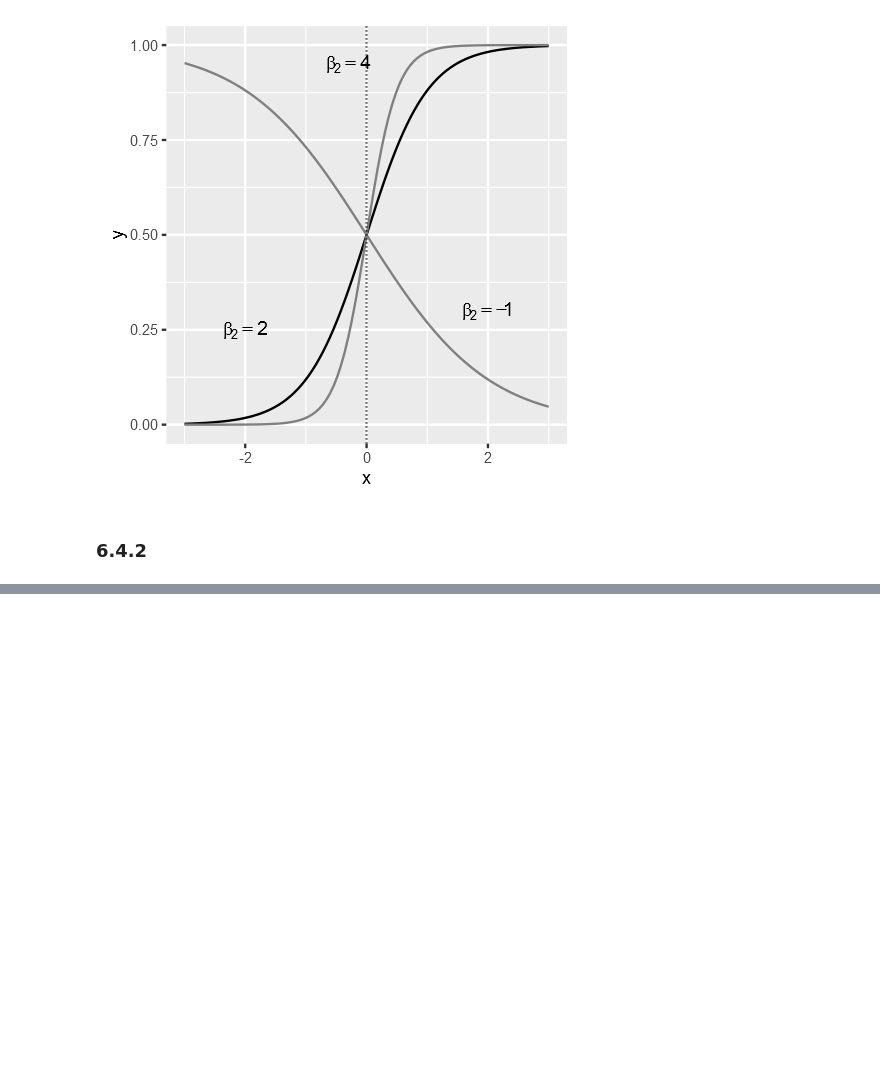
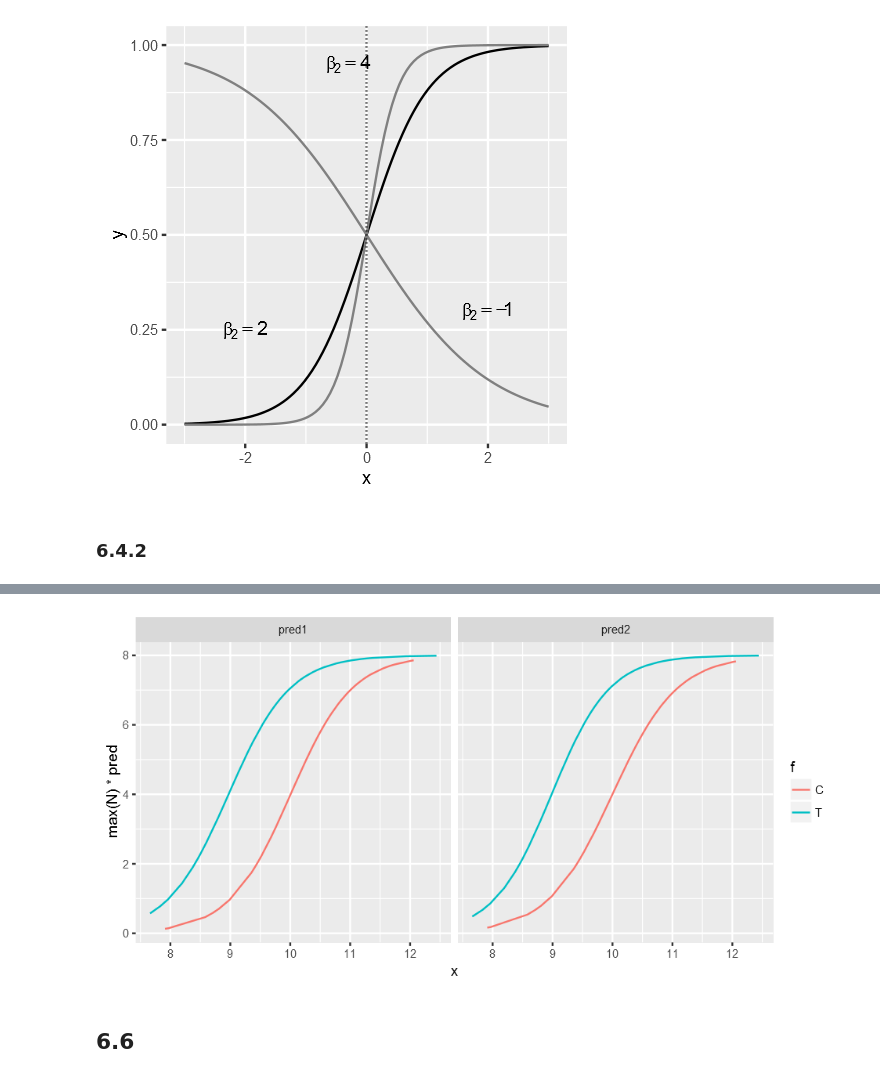
Before and after one commit to whatalnk/stat-model-intro, a Jupyter notebook: Chap06.ipynb, the cells around one changed output, grey strips where cells are left out. Saved outputs shown, nothing was run; the diff lists cells and outputs as text; code cells hidden in the pictures; blank space fills up the shorter version.

```diff
--- a/Chap06.ipynb
+++ b/Chap06.ipynb
@@ -119,0 +180,3 @@ ggplot(data_frame(x = c(-3:3)), aes(x)) +
+# %%
+fit.xf.i <- glm(cbind(y, N - y) ~ x * f, family = binomial, data = d)
+fit.xf.i
@@ -119,0 +193,12 @@ ggplot(data_frame(x = c(-3:3)), aes(x)) +
+# %%
+d %>>%
+    mutate(pred1 = predict(fit.xf, newdata = data_frame(x = d$x, f = d$f), type = "response"),
+          pred2 = predict(fit.xf.i, newdata = data_frame(x = d$x, f = d$f), type = "response")) %>>%
+    gather(model, pred, pred1:pred2) %>>%
+    ggplot(aes(x = x, y = max(N) * pred, group = f, colour = f)) +
+        geom_line() +
+        facet_wrap(~model)
+# %% [output]
+[figure, added]
+# %% [markdown]
+## 6.6
```
Also changed, not shown: parts of 33 cells of this notebook, 3 other files.
